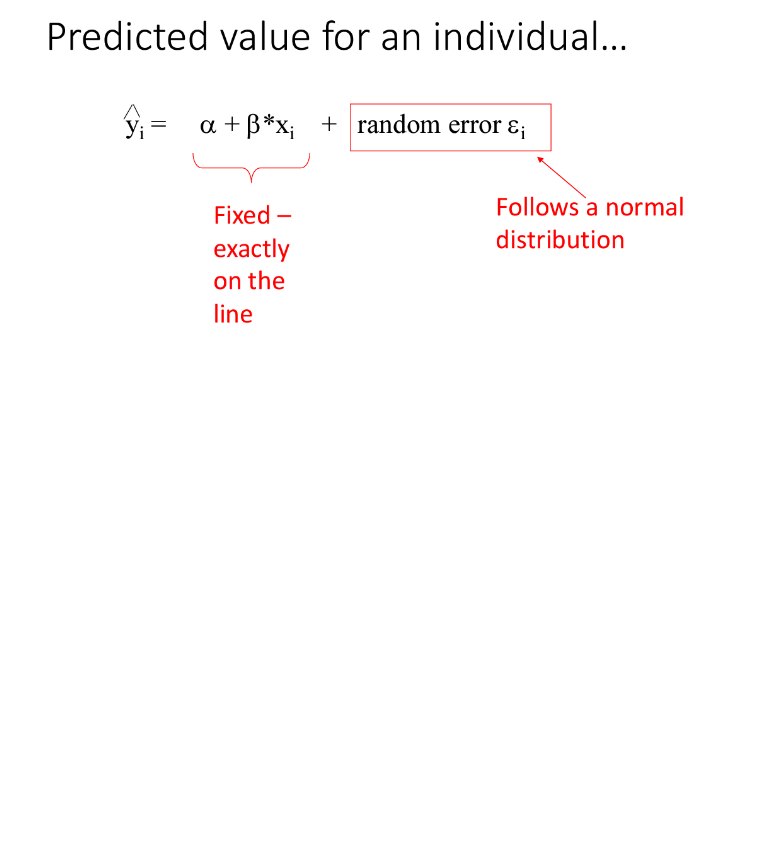
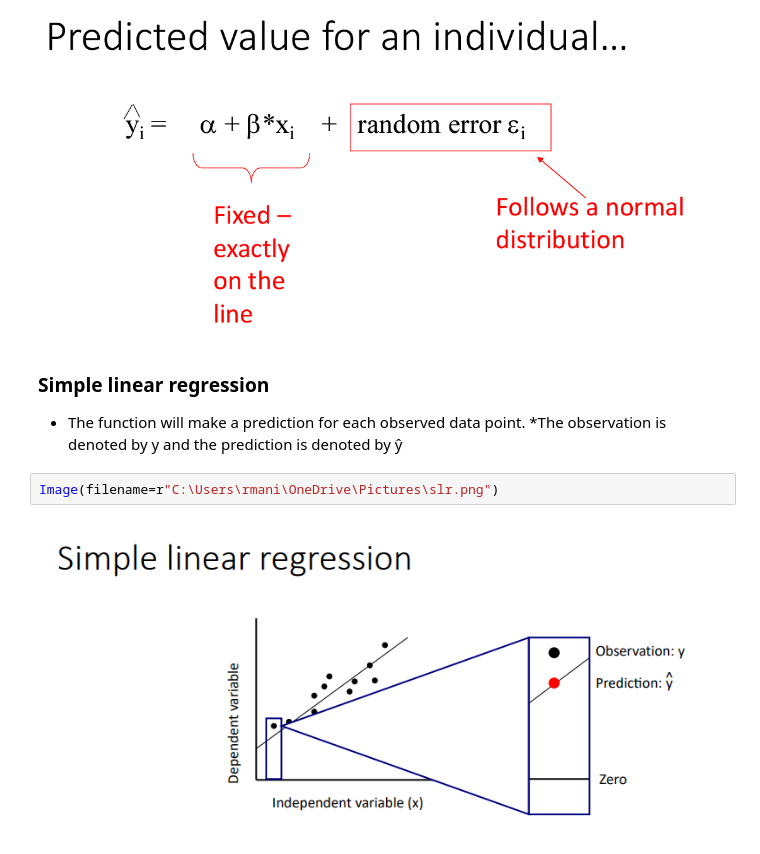
Before and after one commit to retrouvm/Code-Practice, a Jupyter notebook: Data_Science/lectures/lecture17.ipynb, the cells around one changed output. Drawn from its saved outputs; the diff is of its cells as text; blank space fills up the shorter version.

```diff
--- a/Data_Science/lectures/lecture17.ipynb
+++ b/Data_Science/lectures/lecture17.ipynb
@@ -171,3 +172,11 @@ Image(filename=r"C:\Users\rmani\OneDrive\Pictures\slope.png")
 Image(filename=r"C:\Users\rmani\OneDrive\Pictures\rand.png")
 # %% [output]
 [figure]
+# %% [markdown]
+### Simple linear regression
+* The function will make a prediction for each observed data point.
+ *The observation is denoted by y and the prediction is denoted by ŷ
+# %%
+Image(filename=r"C:\Users\rmani\OneDrive\Pictures\slr.png")
+# %% [output]
+[figure, added]
```
Also changed, not shown: parts of 28 cells of this notebook, 3 other files.
